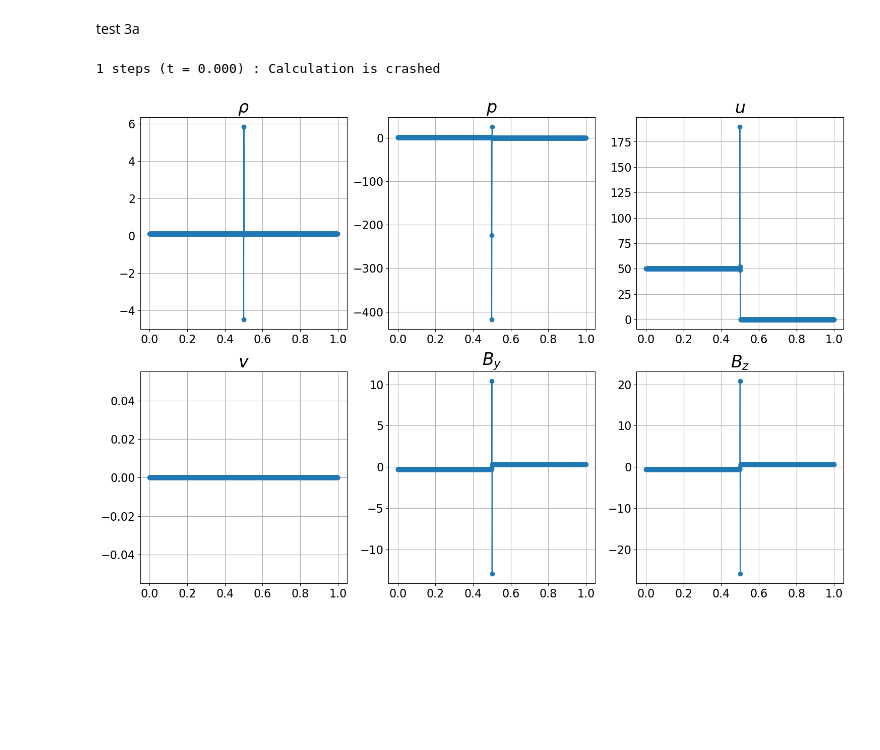
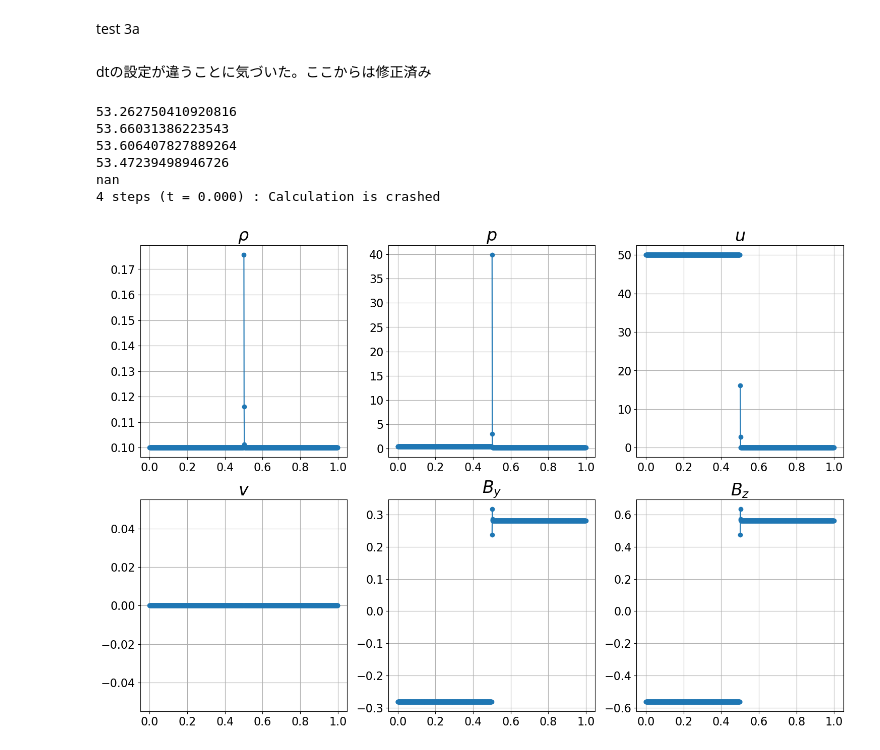
Before and after one commit to Keita-A/RadiativeMHD-simulation, a Jupyter notebook: chap4_shock-tube.ipynb, the cells around one changed output. Saved outputs shown, nothing was run; the diff lists cells and outputs as text; code cells hidden in the pictures; blank space fills up the shorter version.

```diff
--- a/chap4_shock-tube.ipynb
+++ b/chap4_shock-tube.ipynb
@@ -1009,6 +1009,8 @@ plt.show()
 [figure]
 # %% [markdown]
 test 3a
+# %% [markdown]
+dtの設定が違うことに気づいた。ここからは修正済み
 # %%
 dx = 0.001
 dt = 0.0
@@ -1071,7 +1073,8 @@ for t in range(max_step+1):
 
     cs = np.sqrt(gamma*p/rho)
     ca = np.sqrt(Bx**2+By**2+Bz**2) / np.sqrt(rho)
-    dt = CFL * dx / np.max(np.sqrt(cs**2+ca**2))
+    dt = CFL * np.min(1.0 / ((np.abs(u) + np.sqrt(cs**2+ca**2))/dx))
+    print(np.max(np.abs(u) + np.sqrt(cs**2+ca**2)))
     if np.isnan(dt):
         print(f"{t} steps (t = {time:.3f}) : Calculation is crashed")
         break
@@ -1125,32 +1128,37 @@ e = U[7, :]
 p = (gamma-1) * (e - rho*(u**2+v**2+w**2)/2 - (Bx**2+By**2+Bz**2)/2)
 
 ax1.plot(x, rho, marker='o')
 ax2.plot(x, p, marker='o')
 ax3.plot(x, u, marker='o')
 ax4.plot(x, v, marker='o')
 ax5.plot(x, By, marker='o')
 ax6.plot(x, Bz, marker='o')
 
 ax1.set_title(r"$\rho$", fontsize=24)
 ax2.set_title(r"$p$", fontsize=24)
 ax3.set_title(r"$u$", fontsize=24)
 ax4.set_title(r"$v$", fontsize=24)
 ax5.set_title(r"$B_y$", fontsize=24)
 ax6.set_title(r"$B_z$", fontsize=24)
 ax1.tick_params(labelsize=16)
 ax2.tick_params(labelsize=16)
 ax3.tick_params(labelsize=16)
 ax4.tick_params(labelsize=16)
 ax5.tick_params(labelsize=16)
 ax6.tick_params(labelsize=16)
 ax1.grid()
 ax2.grid()
 ax3.grid()
 ax4.grid()
 ax5.grid()
 ax6.grid()
 
 plt.show()
 # %% [output]
-1 steps (t = 0.000) : Calculation is crashed
+53.262750410920816
+53.66031386223543
+53.606407827889264
+53.47239498946726
+nan
+4 steps (t = 0.000) : Calculation is crashed
-[figure, old version]
+[figure, new version]
```
Also changed, not shown: 1 other file.
